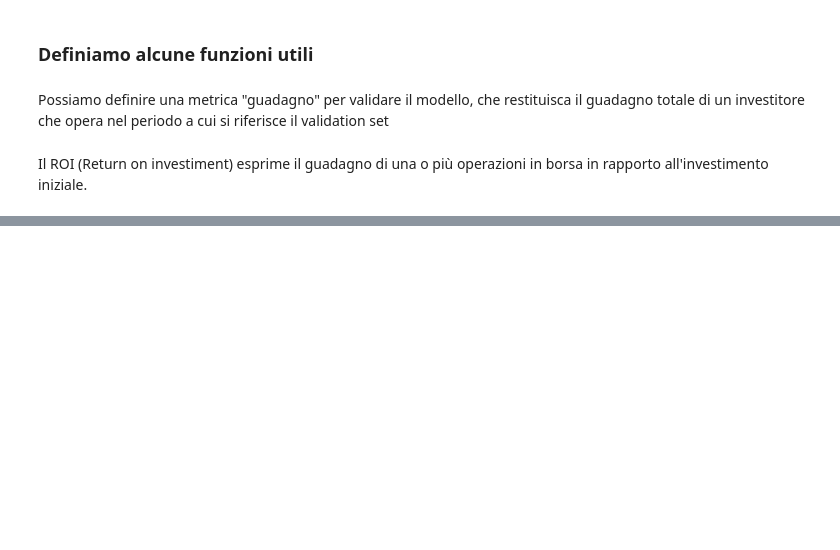
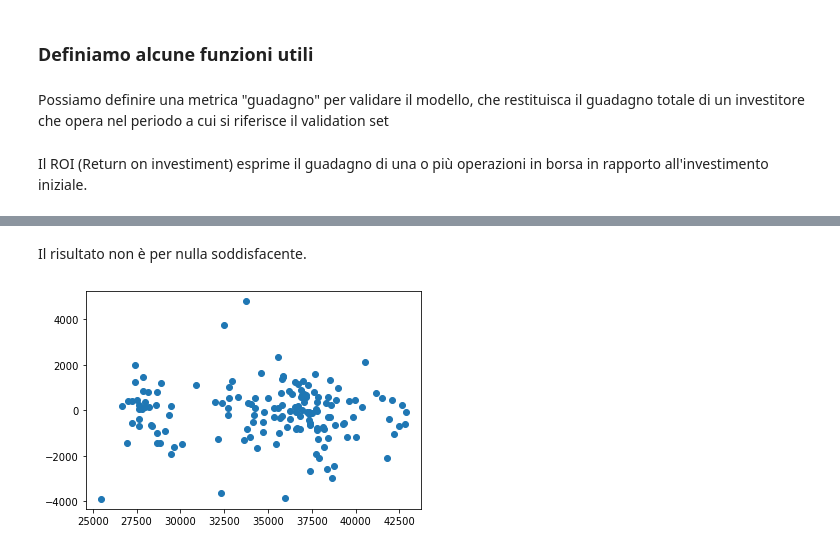
Before and after one commit to Morlenza/Nasdaq_prediction, a Jupyter notebook: PredizioneBitcoin.ipynb, the cells around one changed output, grey strips where cells are left out. Saved outputs shown, nothing was run; the diff lists cells and outputs as text; code cells hidden in the pictures; blank space fills up the shorter version.

```diff
--- a/PredizioneBitcoin.ipynb
+++ b/PredizioneBitcoin.ipynb
@@ -249,0 +246,6 @@ Gain: -12790.97$
+# %% [markdown]
+Il risultato non è per nulla soddisfacente.
+# %%
+plt.scatter(X_val,y_val);
+# %% [output]
+[figure, added]
```
Also changed, not shown: parts of 13 cells of this notebook.
